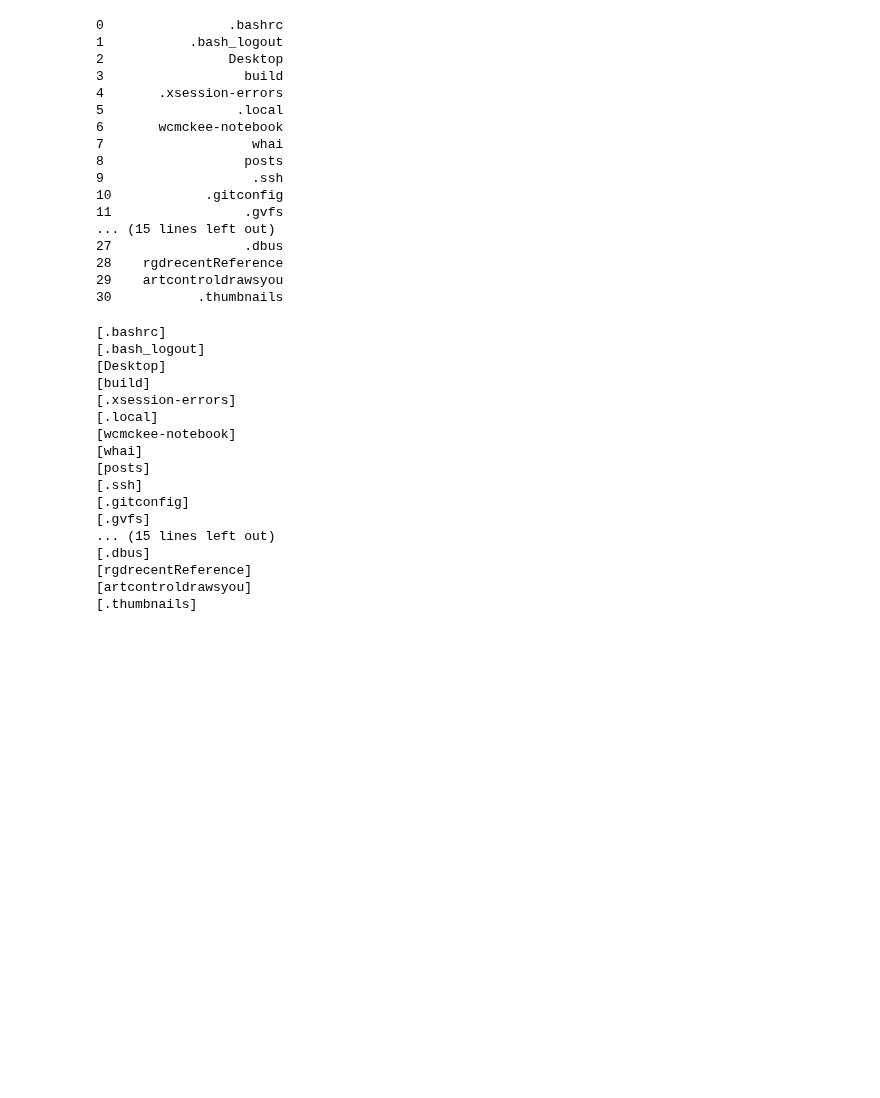
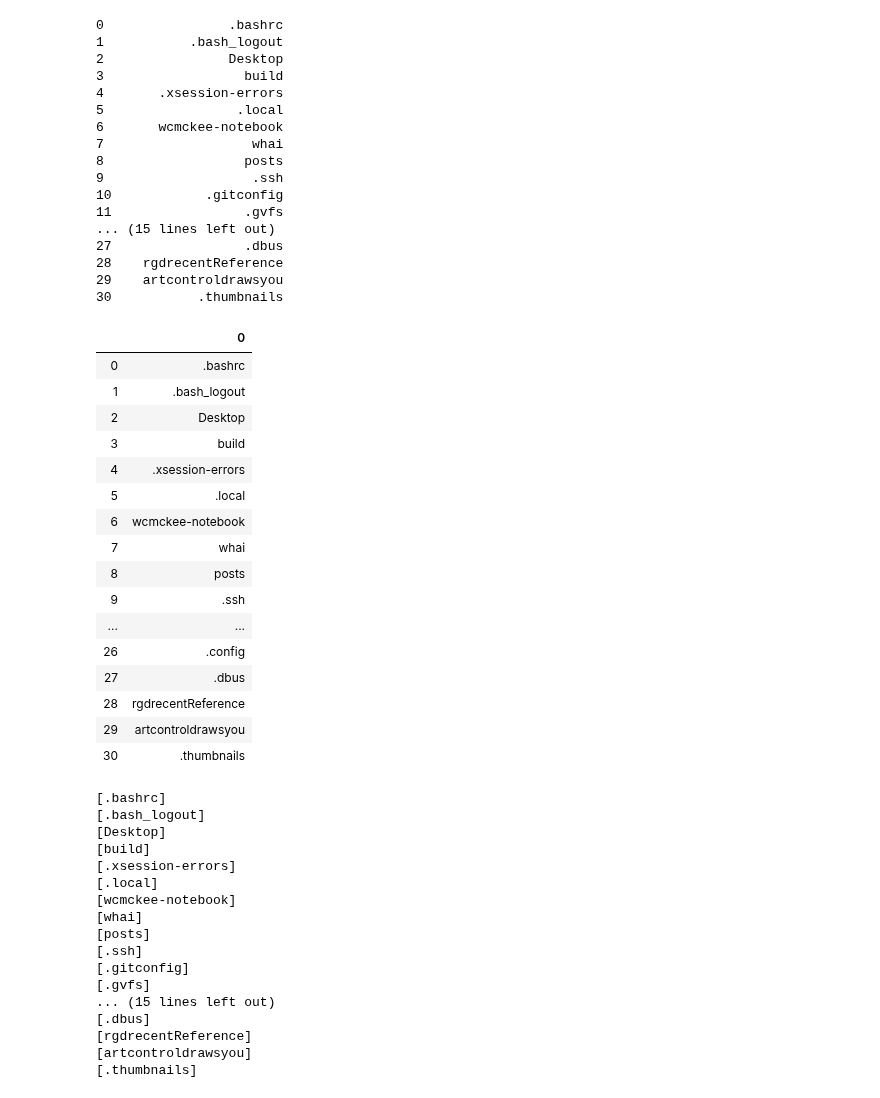
Before and after one commit to wcmckee/wcmckee, a Jupyter notebook: wcpanda.ipynb, the cells around one changed output. Drawn from its saved outputs; the diff is of its cells as text; code cells hidden in the pictures; blank space fills up the shorter version.

```diff
--- a/wcpanda.ipynb
+++ b/wcpanda.ipynb
@@ -307,6 +307,26 @@ jpser
 30           .thumbnails
 # %%
 df = pd.DataFrame(jpser)
+# %%
+df
+# %% [output]
+|  | 0 |
+| 0 | .bashrc |
+| 1 | .bash_logout |
+| 2 | Desktop |
+| 3 | build |
+| 4 | .xsession-errors |
+| 5 | .local |
+| 6 | wcmckee-notebook |
+| 7 | whai |
+| 8 | posts |
+| 9 | .ssh |
+| ... | ... |
+| 26 | .config |
+| 27 | .dbus |
+| 28 | rgdrecentReference |
+| 29 | artcontroldrawsyou |
+| 30 | .thumbnails |
 # %%
 lslit = []
 # %%
```
Also changed, not shown: 5 other files.
